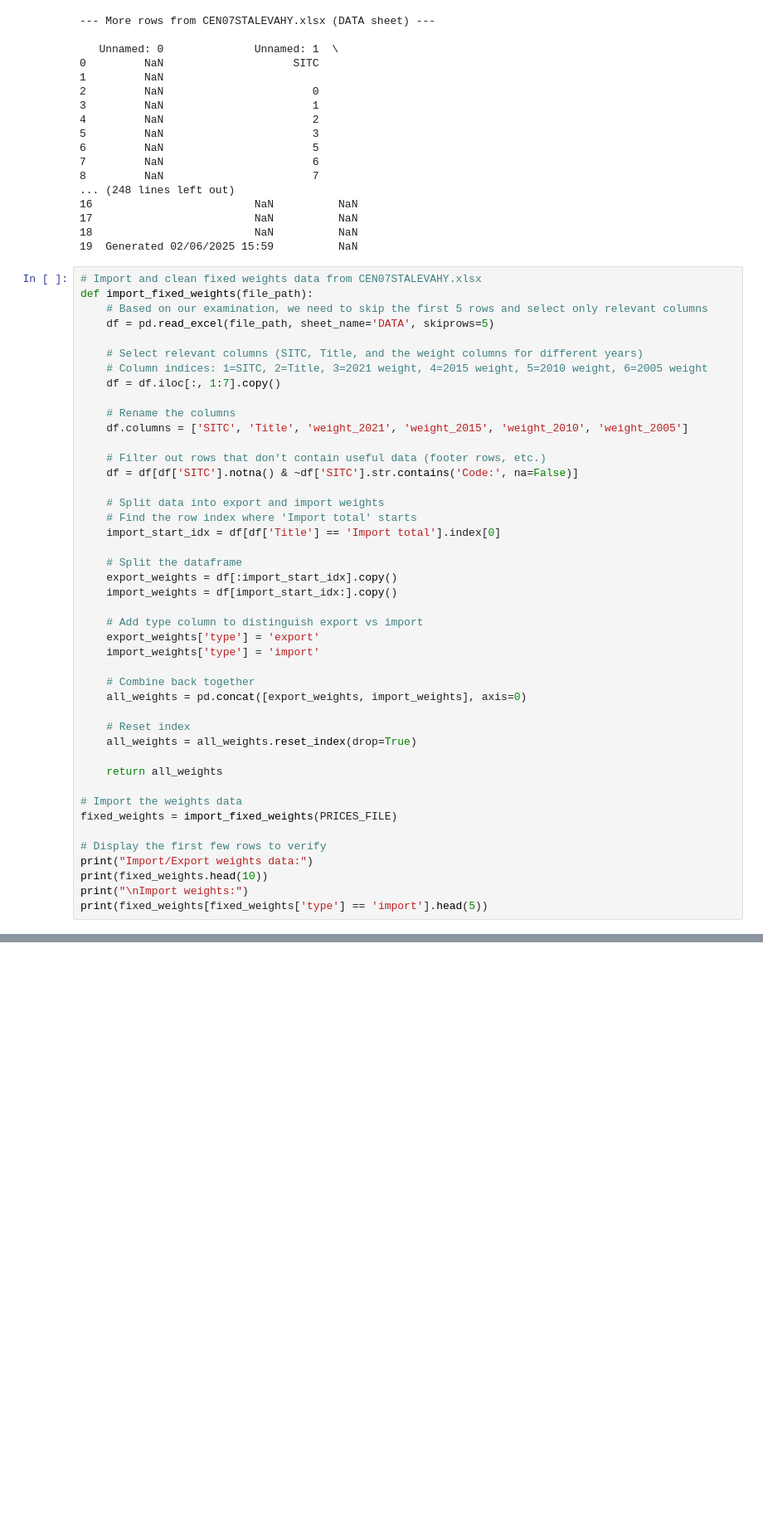
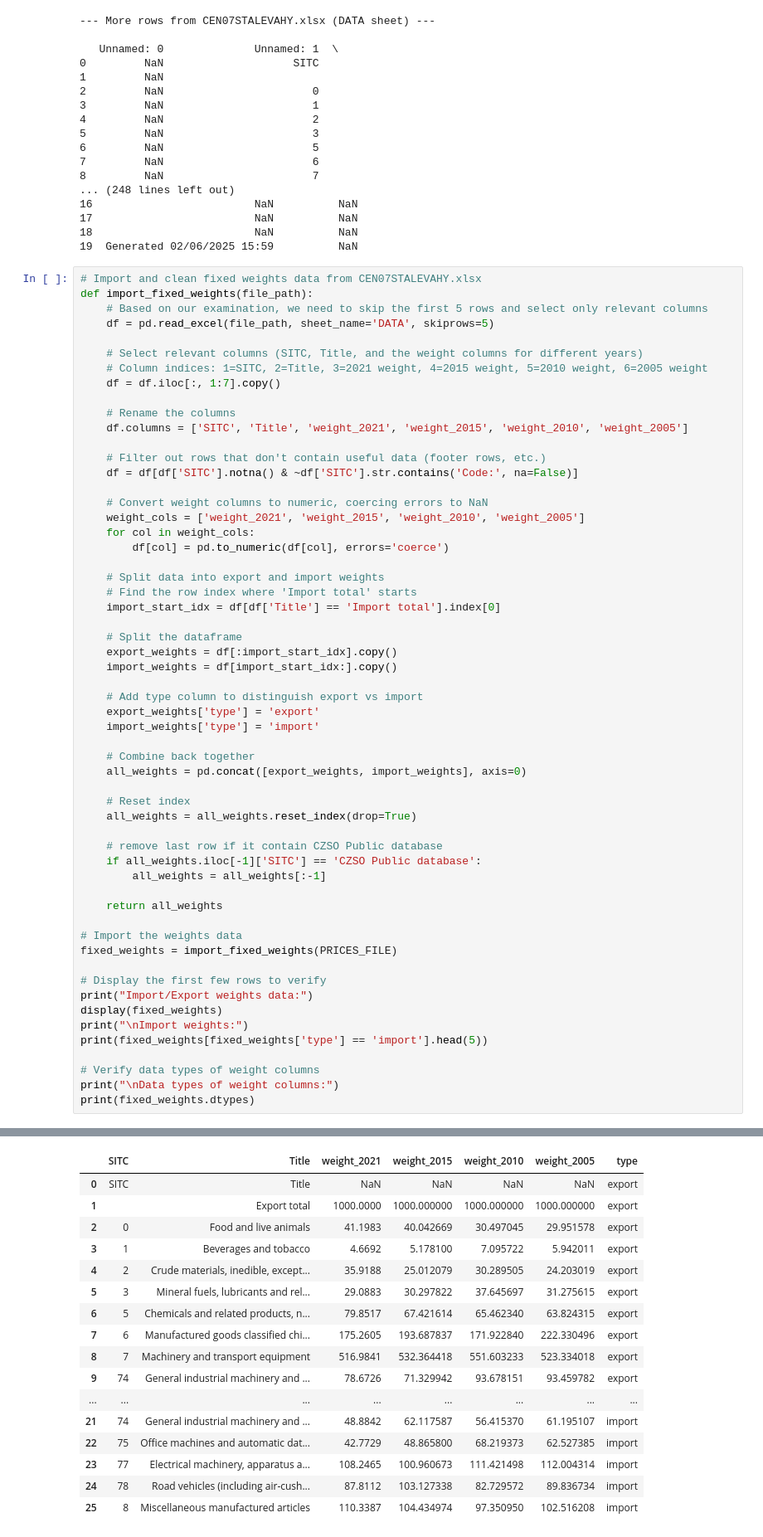
Before and after one commit to adambernard-code/profit-margins-inflation, a Jupyter notebook: src_01_data_curation/data_curation_import_prices.ipynb, the cells around one changed output, grey strips where cells are left out. Shown at 83% size. Cells and saved outputs as stored; diff of their text form; blank space fills up the shorter version.

```diff
--- a/src_01_data_curation/data_curation_import_prices.ipynb
+++ b/src_01_data_curation/data_curation_import_prices.ipynb
@@ -111,6 +111,11 @@ def import_fixed_weights(file_path):
 
     # Filter out rows that don't contain useful data (footer rows, etc.)
     df = df[df['SITC'].notna() & ~df['SITC'].str.contains('Code:', na=False)]
+
+    # Convert weight columns to numeric, coercing errors to NaN
+    weight_cols = ['weight_2021', 'weight_2015', 'weight_2010', 'weight_2005']
+    for col in weight_cols:
+        df[col] = pd.to_numeric(df[col], errors='coerce')
 
     # Split data into export and import weights
     # Find the row index where 'Import total' starts
@@ -130,6 +135,10 @@ def import_fixed_weights(file_path):
     # Reset index
     all_weights = all_weights.reset_index(drop=True)
 
+    # remove last row if it contain CZSO Public database
+    if all_weights.iloc[-1]['SITC'] == 'CZSO Public database':
+        all_weights = all_weights[:-1]
+
     return all_weights
 
 # Import the weights data
@@ -137,8 +146,12 @@ fixed_weights = import_fixed_weights(PRICES_FILE)
 
 # Display the first few rows to verify
 print("Import/Export weights data:")
-print(fixed_weights.head(10))
+display(fixed_weights)
 print("\nImport weights:")
 print(fixed_weights[fixed_weights['type'] == 'import'].head(5))
+
+# Verify data types of weight columns
+print("\nData types of weight columns:")
+print(fixed_weights.dtypes)
 # %% [output]
 Import/Export weights data:
@@ -160,0 +158,17 @@ Import/Export weights data:
+|  | SITC | Title | weight_2021 | weight_2015 | weight_2010 | weight_2005 | type |
+| 0 | SITC | Title | NaN | NaN | NaN | NaN | export |
+| 1 |  | Export total | 1000.0000 | 1000.000000 | 1000.000000 | 1000.000000 | export |
+| 2 | 0 | Food and live animals | 41.1983 | 40.042669 | 30.497045 | 29.951578 | export |
+| 3 | 1 | Beverages and tobacco | 4.6692 | 5.178100 | 7.095722 | 5.942011 | export |
+| 4 | 2 | Crude materials, inedible, except... | 35.9188 | 25.012079 | 30.289505 | 24.203019 | export |
+| 5 | 3 | Mineral fuels, lubricants and rel... | 29.0883 | 30.297822 | 37.645697 | 31.275615 | export |
+| 6 | 5 | Chemicals and related products, n... | 79.8517 | 67.421614 | 65.462340 | 63.824315 | export |
+| 7 | 6 | Manufactured goods classified chi... | 175.2605 | 193.687837 | 171.922840 | 222.330496 | export |
+| 8 | 7 | Machinery and transport equipment | 516.9841 | 532.364418 | 551.603233 | 523.334018 | export |
+| 9 | 74 | General industrial machinery and ... | 78.6726 | 71.329942 | 93.678151 | 93.459782 | export |
+| ... | ... | ... | ... | ... | ... | ... | ... |
+| 21 | 74 | General industrial machinery and ... | 48.8842 | 62.117587 | 56.415370 | 61.195107 | import |
+| 22 | 75 | Office machines and automatic dat... | 42.7729 | 48.865800 | 68.219373 | 62.527385 | import |
+| 23 | 77 | Electrical machinery, apparatus a... | 108.2465 | 100.960673 | 111.421498 | 112.004314 | import |
+| 24 | 78 | Road vehicles (including air-cush... | 87.8112 | 103.127338 | 82.729572 | 89.836734 | import |
+| 25 | 8 | Miscellaneous manufactured articles | 110.3387 | 104.434974 | 97.350950 | 102.516208 | import |
```
Also changed, not shown: parts of 6 cells of this notebook, 1 other file.
